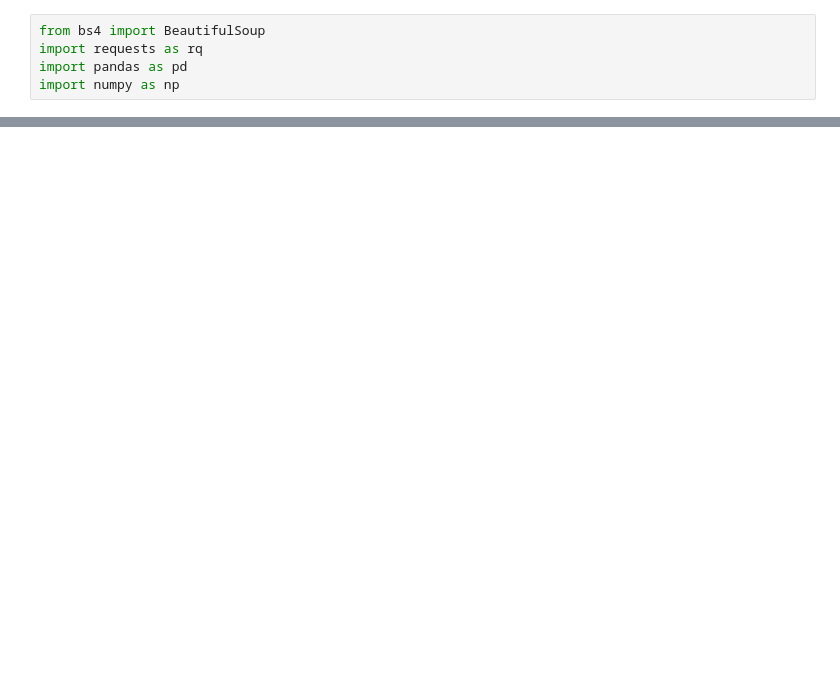
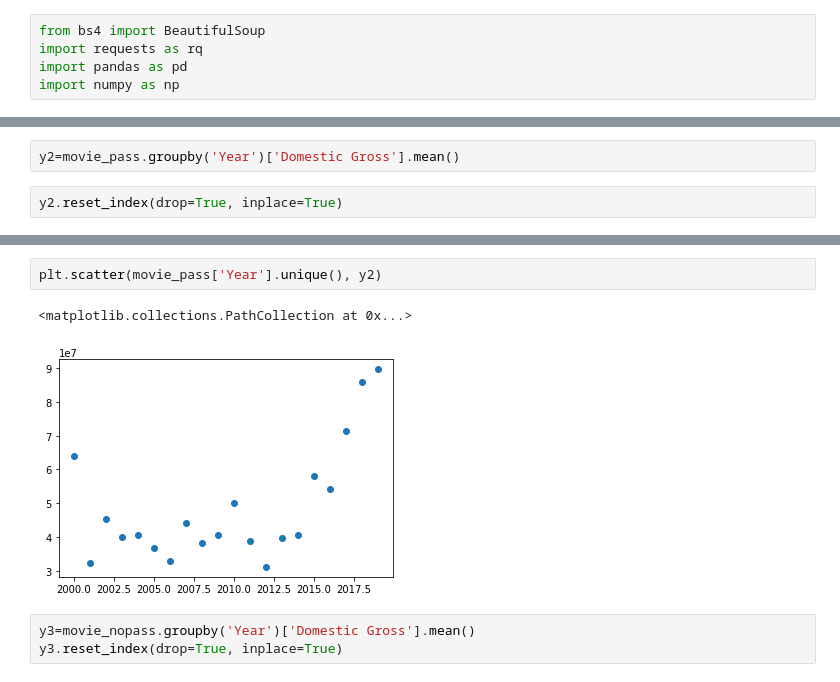
Before and after one commit to amdrexler23/module1mediaproject, a Jupyter notebook: student.ipynb, the cells around one changed output, grey strips where cells are left out. Cells and saved outputs as stored; diff of their text form; blank space fills up the shorter version.

```diff
--- a/student.ipynb
+++ b/student.ipynb
@@ -236,0 +330,4 @@ SyntaxError: invalid syntax (<ipython-input-67-33ad7c33887c>, line 1)
+# %%
+y2=movie_pass.groupby('Year')['Domestic Gross'].mean()
+# %%
+y2.reset_index(drop=True, inplace=True)
@@ -236,0 +354,8 @@ SyntaxError: invalid syntax (<ipython-input-67-33ad7c33887c>, line 1)
+# %%
+plt.scatter(movie_pass['Year'].unique(), y2)
+# %% [output]
+<matplotlib.collections.PathCollection at 0x...>
+[figure, added]
+# %%
+y3=movie_nopass.groupby('Year')['Domestic Gross'].mean()
+y3.reset_index(drop=True, inplace=True)
```
Also changed, not shown: parts of 60 cells of this notebook.
